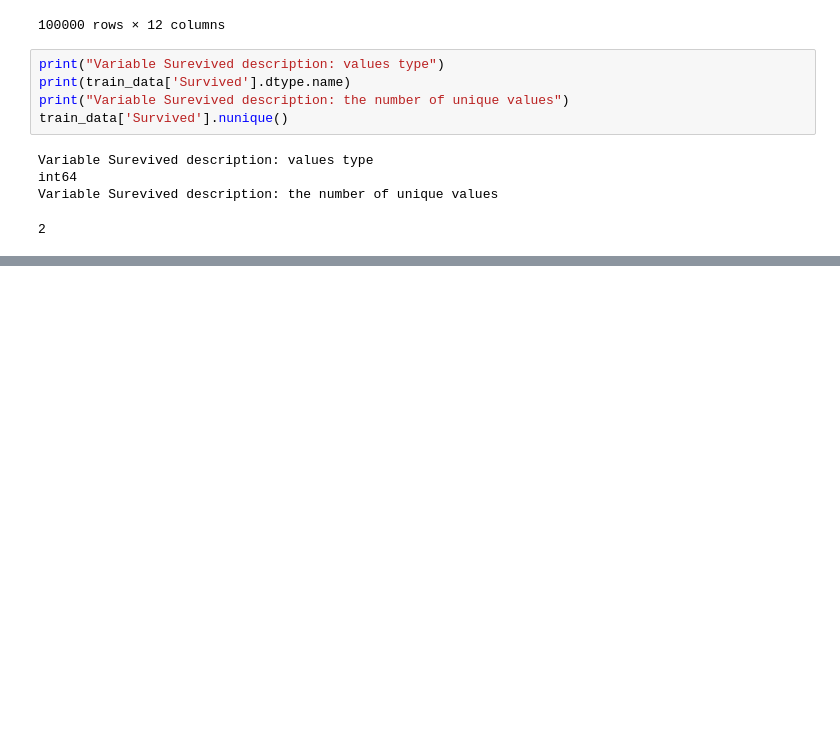
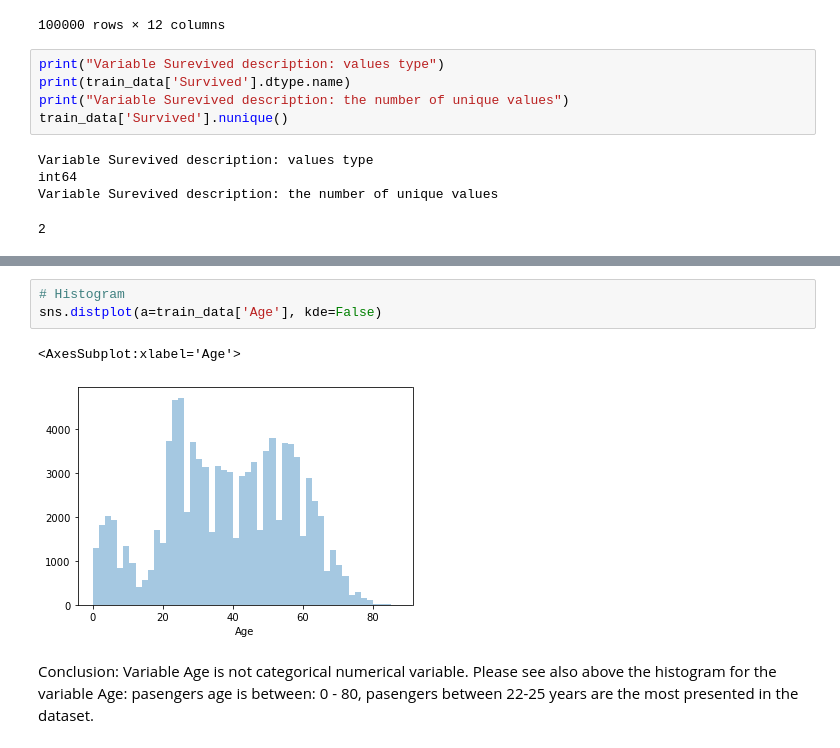
Before and after one commit to VeraAndreevna/Training, a Jupyter notebook: data_exploration.ipynb, the cells around one changed output, grey strips where cells are left out. Cells and saved outputs as stored; diff of their text form; blank space fills up the shorter version.

```diff
--- a/data_exploration.ipynb
+++ b/data_exploration.ipynb
@@ -183,0 +189,8 @@ sns.scatterplot(x=train_data['Pclass'], y=train_data['Fare'], hue=train_data['Su
+# %%
+# Histogram
+sns.distplot(a=train_data['Age'], kde=False)
+# %% [output]
+<AxesSubplot:xlabel='Age'>
+[figure, added]
+# %% [markdown]
+Conclusion: Variable Age is not categorical numerical variable. Please see also above the histogram for the variable Age: pasengers age is between: 0 - 80, pasengers between 22-25 years are the most presented in the dataset.
```
Also changed, not shown: parts of 43 cells of this notebook.
